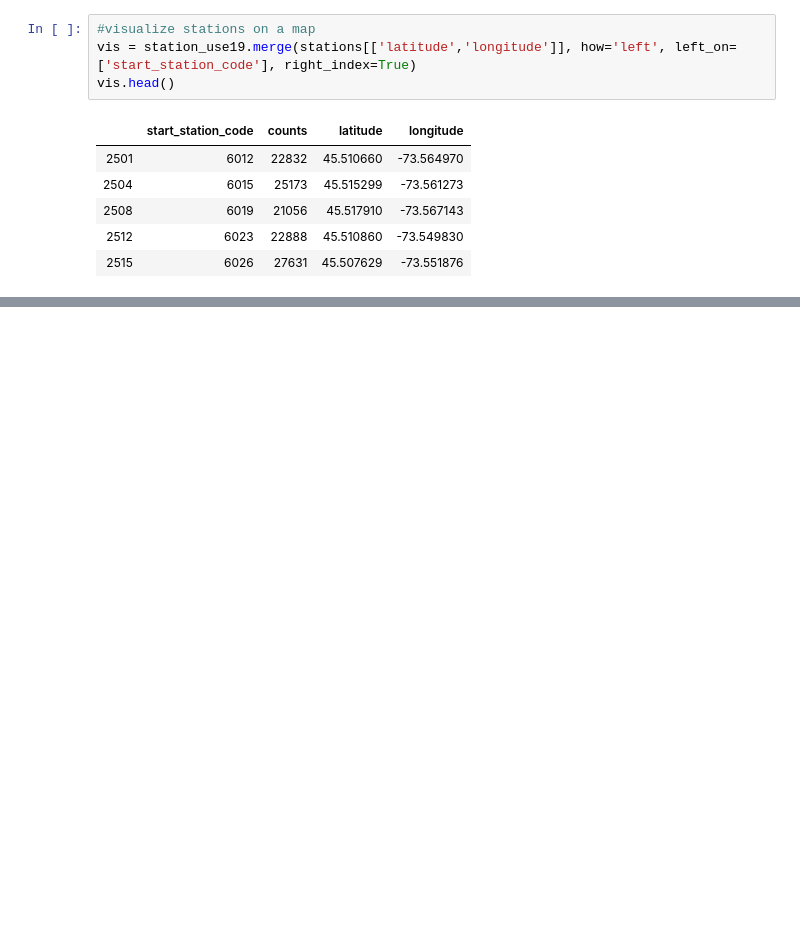
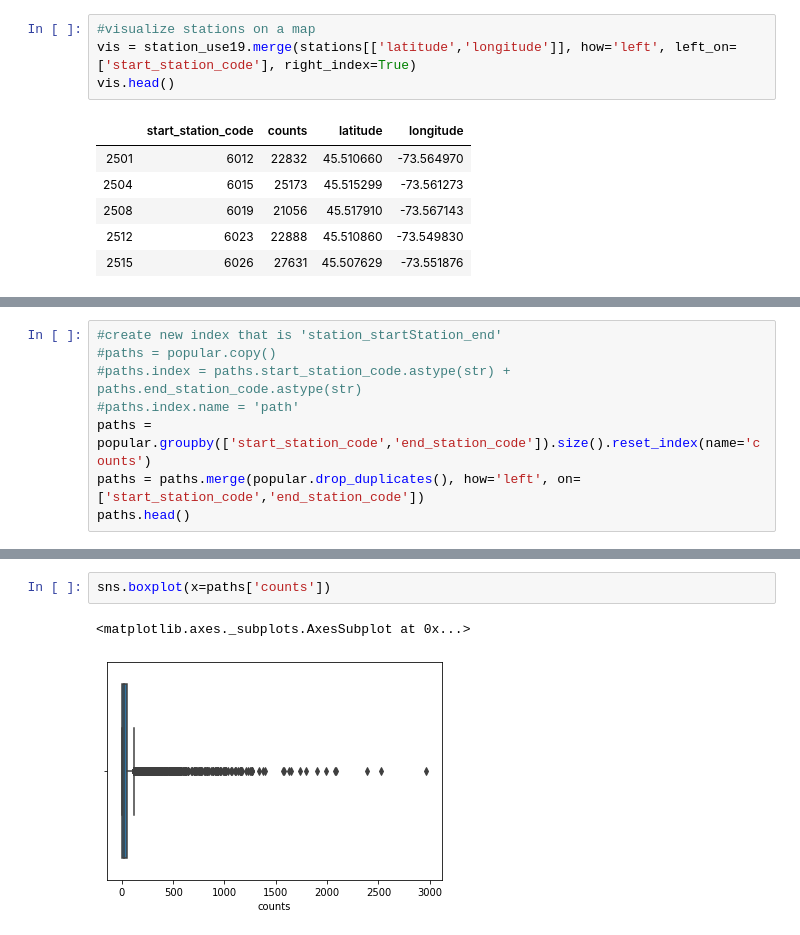
Before and after one commit to daviskia/ada-project-deep-penguin, a Jupyter notebook: BixiAnalysis.ipynb, the cells around one changed output, grey strips where cells are left out. Saved outputs shown, nothing was run; the diff lists cells and outputs as text; blank space fills up the shorter version.

```diff
--- a/BixiAnalysis.ipynb
+++ b/BixiAnalysis.ipynb
@@ -230,0 +226,8 @@ m
+# %%
+#create new index that is 'station_startStation_end'
+#paths = popular.copy()
+#paths.index = paths.start_station_code.astype(str) + paths.end_station_code.astype(str)
+#paths.index.name = 'path'
+paths = popular.groupby(['start_station_code','end_station_code']).size().reset_index(name='counts')
+paths = paths.merge(popular.drop_duplicates(), how='left', on=['start_station_code','end_station_code'])
+paths.head()
@@ -230,0 +241,5 @@ m
+# %%
+sns.boxplot(x=paths['counts'])
+# %% [output]
+<matplotlib.axes._subplots.AxesSubplot at 0x...>
+[figure, added]
```
Also changed, not shown: parts of 6 cells of this notebook.
